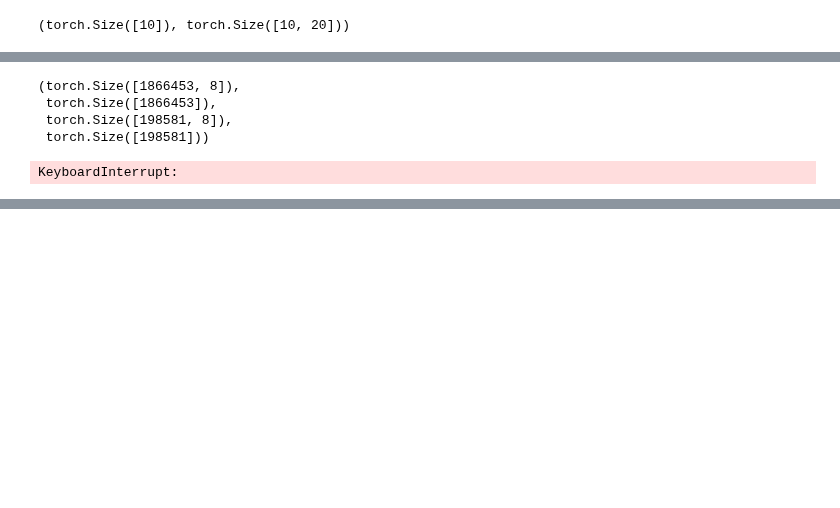
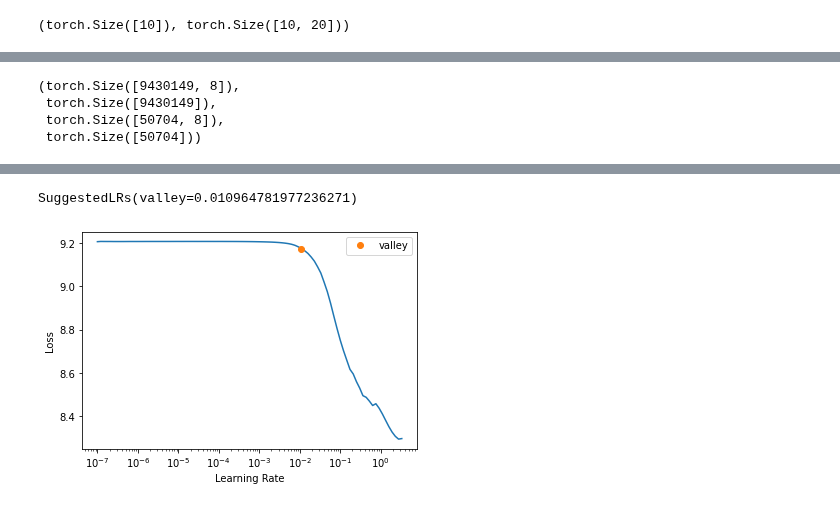
Before and after one commit to rkingery/notebooks, a Jupyter notebook: nlp-review.ipynb, the cells around one changed output, grey strips where cells are left out. Drawn from its saved outputs; the diff is of its cells as text; code cells hidden in the pictures; blank space fills up the shorter version.

```diff
--- a/nlp-review.ipynb
+++ b/nlp-review.ipynb
@@ -882,20 +908,20 @@ len(train_contexts), len(test_contexts)
 # %%
-X_train = [vocab(context) for context in train_contexts]
-X_test = [vocab(context) for context in test_contexts]
+X_train = [vocab(context) for context in tqdm(train_contexts)]
+X_test = [vocab(context) for context in tqdm(test_contexts)]
 
 y_train = vocab(train_targets)
 y_test = vocab(test_targets)
 # %%
-X_train = torch.tensor(X_train).long()
-X_test = torch.tensor(X_test).long()
-y_train = torch.tensor(y_train).long()
-y_test = torch.tensor(y_test).long()
+X_train = torch.tensor(X_train).long().to(device)
+X_test = torch.tensor(X_test).long().to(device)
+y_train = torch.tensor(y_train).long().to(device)
+y_test = torch.tensor(y_test).long().to(device)
 X_train.shape, y_train.shape, X_test.shape, y_test.shape
 # %% [output]
-(torch.Size([1866453, 8]),
- torch.Size([1866453]),
- torch.Size([198581, 8]),
- torch.Size([198581]))
+(torch.Size([9430149, 8]),
+ torch.Size([9430149]),
+ torch.Size([50704, 8]),
+ torch.Size([50704]))
 # %%
 train_data = Dataset(X_train, y_train)
 test_data = Dataset(X_test, y_test)
@@ -906,7 +977,7 @@ emb_size = 300
 class Word2VecCBOW(nn.Module):
     def __init__(self, window_size, vocab_size, emb_size=300):
         super().__init__()
-        self.emb = nn.Embedding(vocab_size, emb_size)
+        self.emb = nn.Embedding(vocab_size, emb_size, max_norm=1)
         self.fc = nn.Linear(emb_size, vocab_size)
 
     def forward(self, x):
@@ -919,10 +990,20 @@ class Word2VecCBOW(nn.Module):
         # return logits
         return x
 # %%
-model = Word2VecCBOW(window_size, vocab_size, emb_size=emb_size).to(device)
-loss_fn = nn.CrossEntropyLoss()
-opt = get_optimizer(model, optimizer='adam', lr=0.001, weight_decay=0.0001)
-model = train_model(train_data, model, opt, loss_fn, num_epochs=5, batch_size=128, test_data=test_data,
-                   show_batches_bar=True)
+# model = Word2VecCBOW(window_size, vocab_size, emb_size=emb_size).to(device)
+# loss_fn = nn.CrossEntropyLoss()
+# opt = get_optimizer(model, optimizer='adam', lr=0.004, weight_decay=0.0001)
+# scheduler = torch.optim.lr_scheduler.StepLR(opt, step_size=10, gamma=0.5)
+# model = train_model(train_data, model, opt, loss_fn, num_epochs=100, batch_size=4096, test_data=test_data,
+#                     scheduler=scheduler, print_every=5)
-# %% [output]
-KeyboardInterrupt:
+# %%
+train_loader = torch.utils.data.DataLoader(train_data, batch_size=4096, shuffle=True)
+test_loader = torch.utils.data.DataLoader(test_data, batch_size=4096, shuffle=False)
+dls = fastai.DataLoaders(train_loader, test_loader)
+
+model = Word2VecCBOW(window_size, vocab_size, emb_size=emb_size).to(device)
+loss_fn = nn.CrossEntropyLoss()
+# %%
+learn = Learner(dls, model, loss_func=loss_fn, metrics=fastai.accuracy)
+learn.lr_find()
+# %% [output]
@@ -928,0 +1011,2 @@ KeyboardInterrupt:
+SuggestedLRs(valley=0.010964781977236271)
+[figure, added]
```
Also changed, not shown: parts of 31 cells of this notebook, 2 other files.
